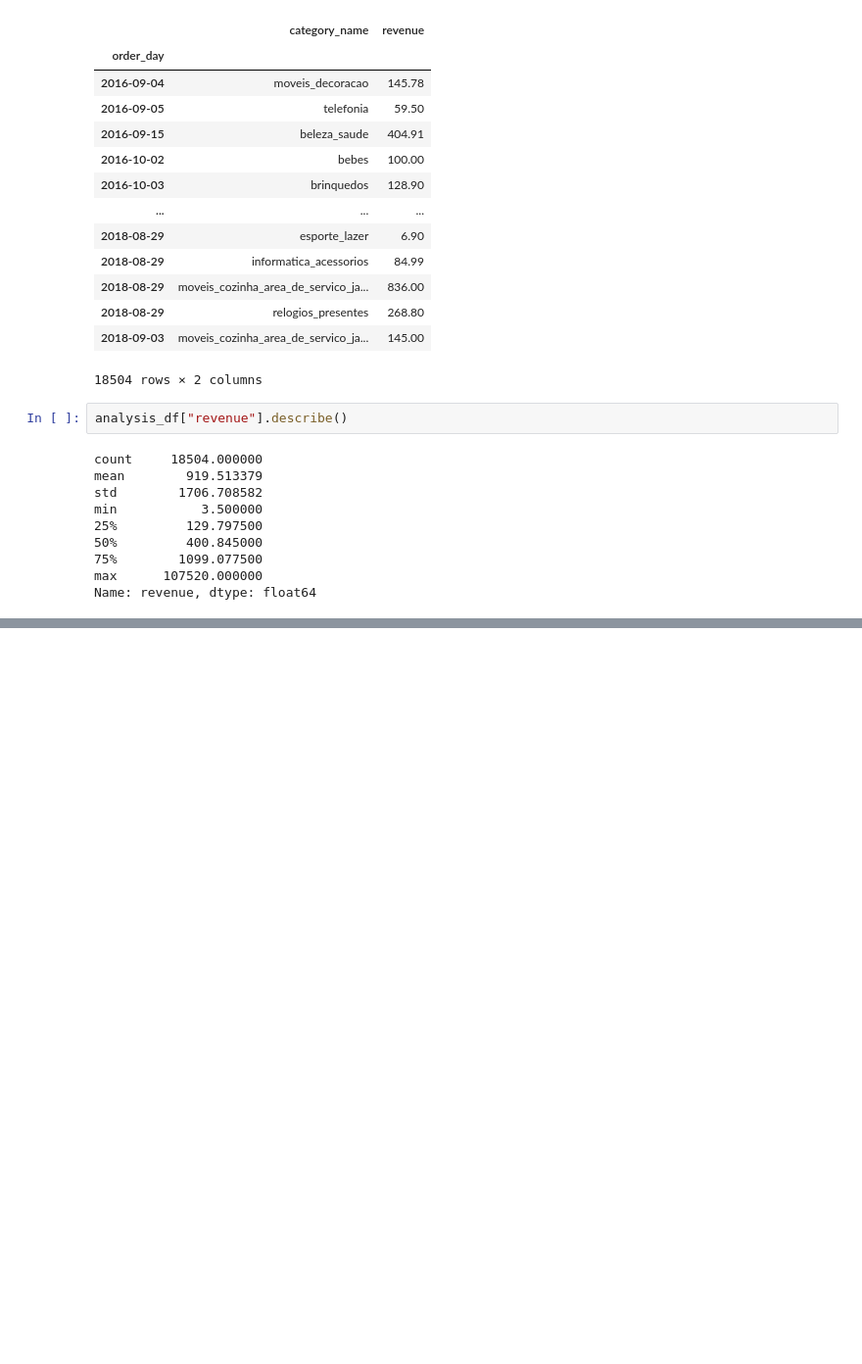
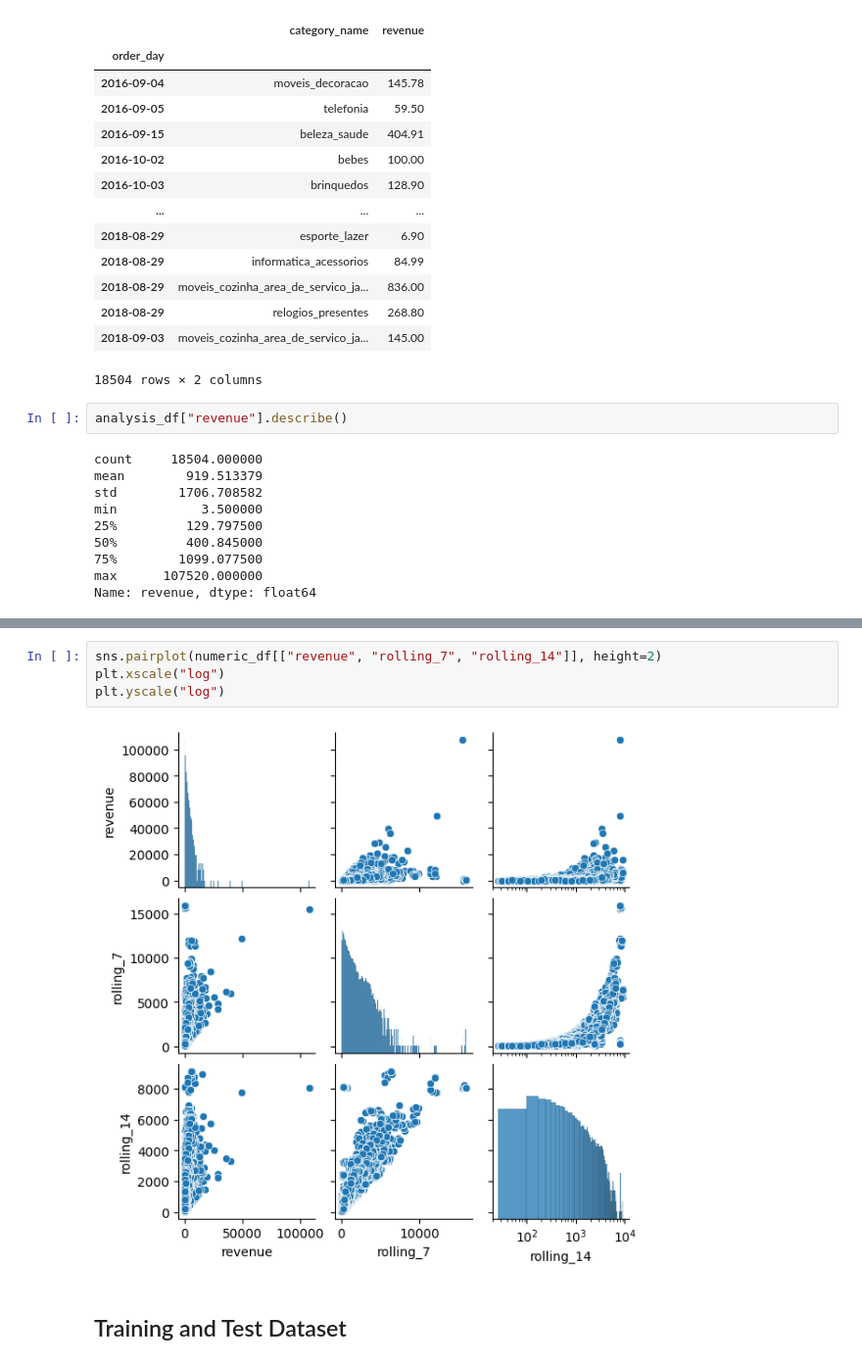
Before and after one commit to ferrettijaime-cmd/Professional_portfolio, a Jupyter notebook: Olist_Machine_Learning/Scripts Python/Machine_Learning_models2.ipynb, the cells around one changed output, grey strips where cells are left out. Shown at 98% size. Drawn from its saved outputs; the diff is of its cells as text; blank space fills up the shorter version.

Commit message:
Train model

```diff
--- a/Olist_Machine_Learning/Scripts Python/Machine_Learning_models2.ipynb
+++ b/Olist_Machine_Learning/Scripts Python/Machine_Learning_models2.ipynb
@@ -143,0 +235,8 @@ top_10.plot(kind='barh', color='purple').invert_yaxis()
+# %%
+sns.pairplot(numeric_df[["revenue", "rolling_7", "rolling_14"]], height=2)
+plt.xscale("log")
+plt.yscale("log")
+# %% [output]
+[figure, added]
+# %% [markdown]
+## Training and Test Dataset
```
Also changed, not shown: parts of 35 cells of this notebook.
